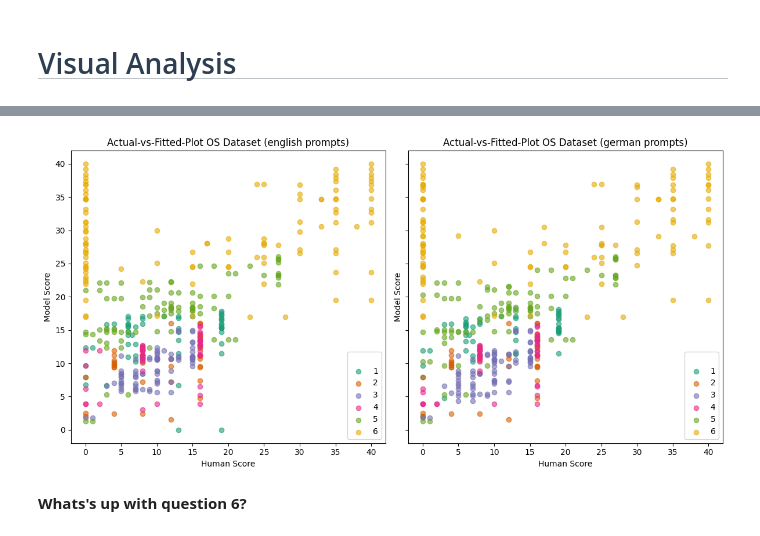
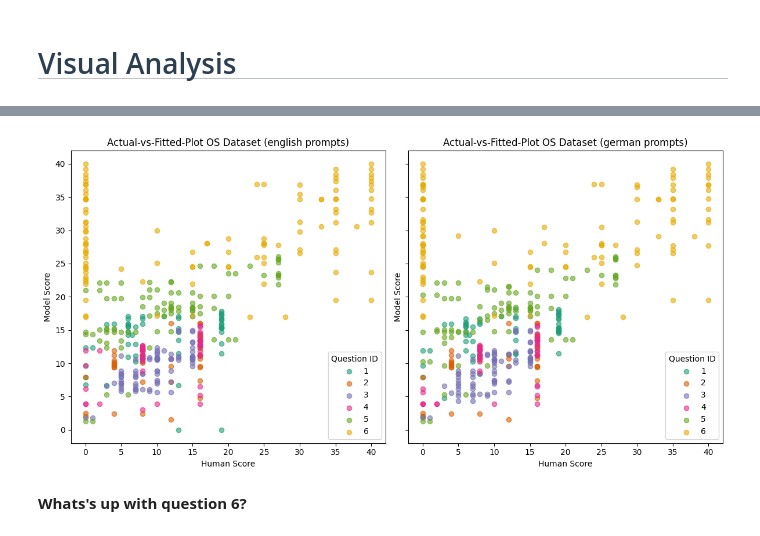
Before and after one commit to HASKI-RAK/paper, a Jupyter notebook: NodeGradeEvaluation/benchmark_results_analysis/main.ipynb, the cells around one changed output, grey strips where cells are left out. Cells and saved outputs as stored; diff of their text form; code cells hidden in the pictures.

```diff
--- a/NodeGradeEvaluation/benchmark_results_analysis/main.ipynb
+++ b/NodeGradeEvaluation/benchmark_results_analysis/main.ipynb
@@ -441,7 +495,7 @@ actual_vs_fitted_plots(
     y_label = 'Model Score',
     layout = "horizontal",
     group_by='question_id_2',
-    legend_title=" ",#"Question ID",
+    legend_title="Question ID",
     no_title=True, # False
     include_aliases = ['os_en', 'os_de'],
     output_filepath_prefix = './exports/scatter_contin_',
@@ -453,4 +507,4 @@ actual_vs_fitted_plots(
-[figure, old version]
+[figure, new version]
 # %% [markdown]
 __Whats's up with question 6?__
 # %%
```
Also changed, not shown: parts of 9 cells of this notebook, 2 other files.
